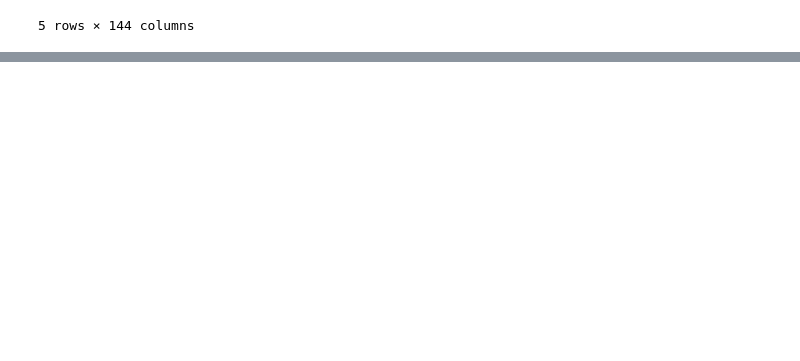
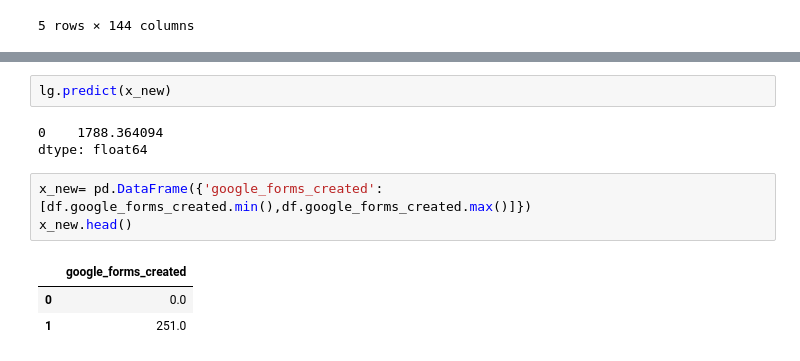
Before and after one commit to UNCG-CSE/G_Suite_Metrics, a Jupyter notebook: src/lavanya/Linear_Regression_Drive_Data.ipynb, the cells around one changed output, grey strips where cells are left out. Cells and saved outputs as stored; diff of their text form; blank space fills up the shorter version.

```diff
--- a/src/lavanya/Linear_Regression_Drive_Data.ipynb
+++ b/src/lavanya/Linear_Regression_Drive_Data.ipynb
@@ -27,0 +55,12 @@ df.head()
+# %%
+lg.predict(x_new)
+# %% [output]
+0    1788.364094
+dtype: float64
+# %%
+x_new= pd.DataFrame({'google_forms_created':[df.google_forms_created.min(),df.google_forms_created.max()]})
+x_new.head()
+# %% [output]
+|  | google_forms_created |
+| 0 | 0.0 |
+| 1 | 251.0 |
```
Also changed, not shown: parts of 12 cells of this notebook.
